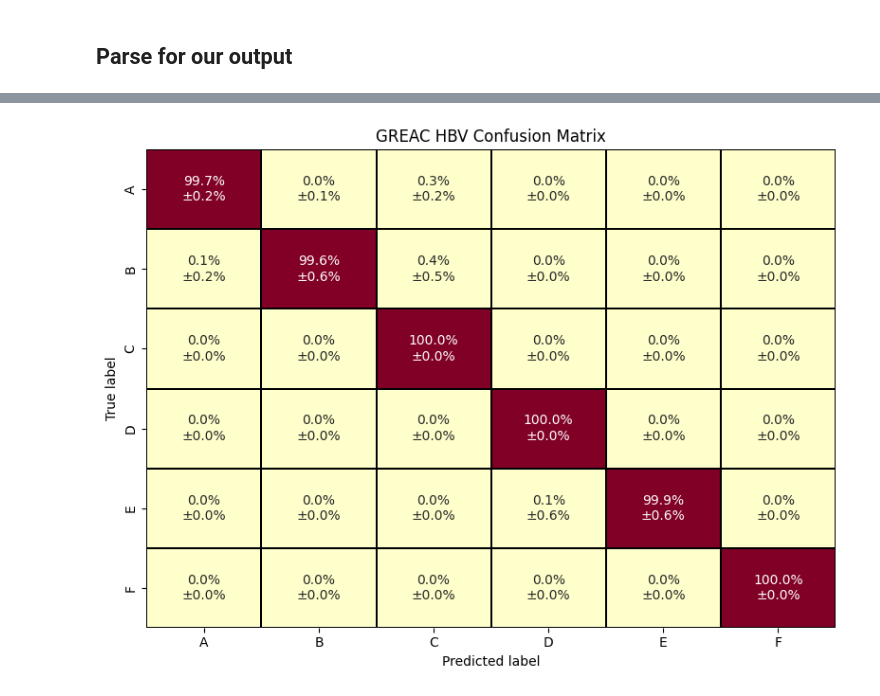
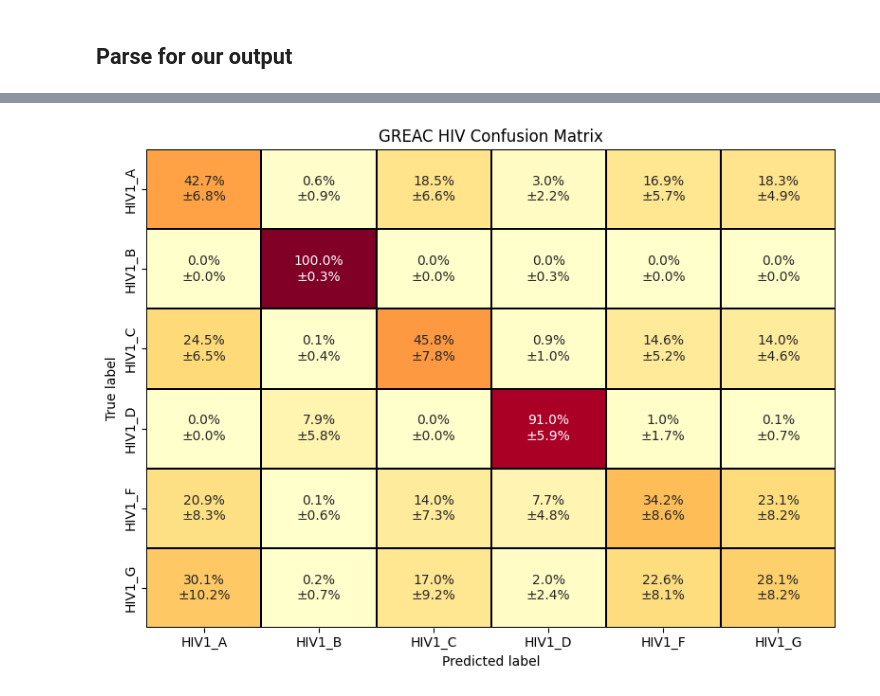
Before and after one commit to SALIPE/genomic-extractor, a Jupyter notebook: notebooks/graph_gen.ipynb, the cells around one changed output, grey strips where cells are left out. Cells and saved outputs as stored; diff of their text form; code cells hidden in the pictures.

```diff
--- a/notebooks/graph_gen.ipynb
+++ b/notebooks/graph_gen.ipynb
@@ -10,12 +10,12 @@ from sklearn.metrics import confusion_matrix,precision_recall_fscore_support
 # %% [markdown]
 ### Comparison Results Outputs
 # %%
-with open('/home/salipe/Desktop/genomic-extractor/comparison_scripts/hbv_ids', 'r') as f:
+with open('/home/salipe/Desktop/genomic-extractor/comparison_scripts/sars_ids', 'r') as f:
     ids_fasta = [line.strip() for line in f.readlines()]
 
 id_to_variant = {}
 for seq_id in ids_fasta:
-    id_to_variant[seq_id.split('|')[0]] = seq_id.split('|')[1] #+"|"+seq_id.split('|')[2]
+    id_to_variant[seq_id.split('|')[0]] = seq_id.split('|')[1]+"|"+seq_id.split('|')[2]
 
 print(f"Criados {len(id_to_variant)} mapeamentos")
 print("Primeiros 5 mapeamentos:")
@@ -197,10 +197,14 @@ def analyze_confusion_matrices_from_csv(csv_file_path):
     return np.array(confusion_matrices)
 # %%
 # labels = ["Omicron","Beta","Epsilon","Eta","Gamma","Lambda","Delta","Kappa","Iota","Alpha"]
-labels = ["B",'A','C','D','E','F']
-results = analyze_confusion_matrices_from_csv("./benchmark_results_covid_2.csv")
-# results = analyze_confusion_matrices_from_csv("/home/salipe/Desktop/genomic-extractor/GREAC/output/benchmark_results_dengue.csv")
-results = analyze_confusion_matrices_from_csv("/home/salipe/Desktop/genomic-extractor/GREAC/output-7/benchmark_results_hbv.csv")
+# labels = ["B",'A','C','D','E','F']
+# labels = ["type3","type1","type4","type2"]
+labels = ["HIV1_F","HIV1_C","HIV1_D","HIV1_B","HIV1_G","HIV1_A"]
+
+# results = analyze_confusion_matrices_from_csv("./benchmark_results_covid_2.csv")
+# results = analyze_confusion_matrices_from_csv("/home/salipe/Desktop/genomic-extractor/GREAC/output-6/benchmark_results_denv.csv")
+# results = analyze_confusion_matrices_from_csv("/home/salipe/Desktop/genomic-extractor/GREAC/output-7/benchmark_results_hbv.csv")
+results = analyze_confusion_matrices_from_csv("/home/salipe/Desktop/genomic-extractor/GREAC/output-7/benchmark_results_hiv.csv")
 len(results)
 # %% [output]
 Erro ao processar matriz: cm... - invalid literal for int() with base 10: 'cm'
@@ -210,8 +213,10 @@ Erro ao processar matriz: cm... - invalid literal for int() with base 10: 'cm'
 # ===== MATRIZ DE CONFUSÃO COM DESVIO PADRÃO =====
 covlabels = ["Alpha", "Beta", "Delta", "Epsilon", "Eta", "Gamma", "Iota", "Kappa", "Lambda", "Omicron"]
 hbvlabels = ["A", "B", "C", "D", "E", "F"]
+denvlabels = ["type1","type2","type3","type4"]
+hivlabels = ["HIV1_A","HIV1_B","HIV1_C","HIV1_D","HIV1_F","HIV1_G"]
 
-changelabel = hbvlabels
+changelabel = hivlabels
 
 confusion_matrices = np.array(results)
 
@@ -261,33 +266,33 @@ for i in range(cm_normalized_reordered.shape[0]):
         annotations[i, j] = f"{mean_val*100:.1f}%\n±{std_val*100:.1f}%"
 
 
 
 # Criar figura única
 fig, ax = plt.subplots(figsize=(8, 6))
 
 # Heatmap com matriz normalizada (valores entre 0 e 1)
 sns.heatmap(ax=ax,
             data=cm_normalized_df,
             annot=annotations,
             fmt="",
             cmap='YlOrRd',
             linecolor="black",
             linewidths=.1,
             cbar=False,
             vmin=0,
             vmax=1)
 
 # ax.set_xticklabels(covlabels)
-ax.set_title("GREAC HBV Confusion Matrix")
+ax.set_title("GREAC HIV Confusion Matrix")
 # X and Y Labels
 ax.set_ylabel("True label")
 ax.set_xlabel("Predicted label")
 
 # Y ticks labels
 # ax.yaxis.set_ticklabels(covlabels, rotation=0)
 
 plt.tight_layout()
-plt.savefig("greac_hbv_cm.pdf", dpi=300, format="pdf", bbox_inches="tight")
+plt.savefig("greac_hiv_cm.pdf", dpi=300, format="pdf", bbox_inches="tight")
 plt.show()
 # %% [output]
-[figure, old version]
+[figure, new version]
```
Also changed, not shown: parts of 4 cells of this notebook, 31 other files.
